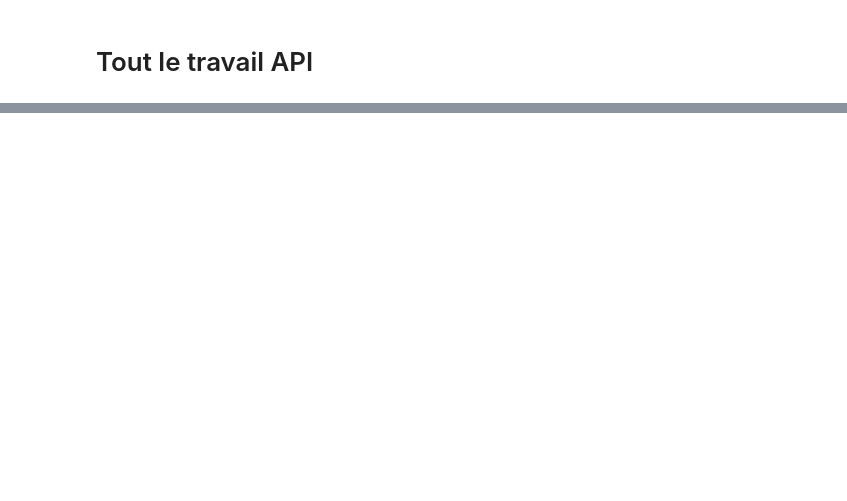
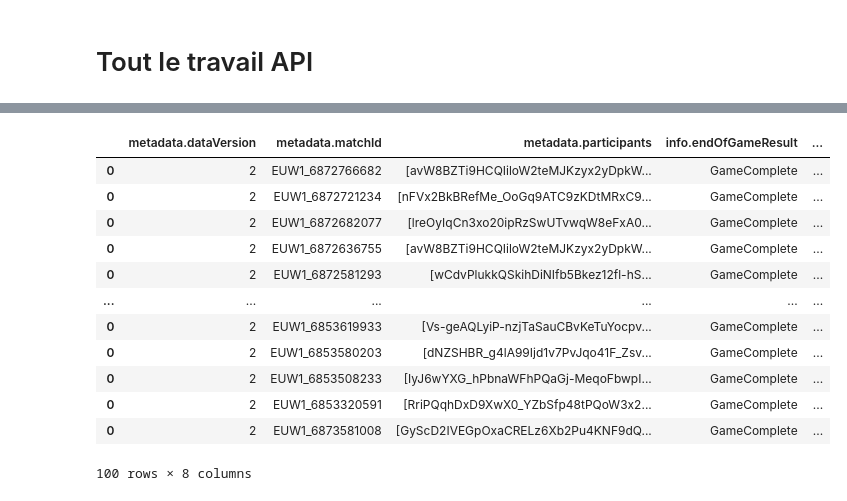
Before and after one commit to Slylio/projetLol, a Jupyter notebook: api_process.ipynb, the cells around one changed output, grey strips where cells are left out. Saved outputs shown, nothing was run; the diff lists cells and outputs as text; code cells hidden in the pictures; blank space fills up the shorter version.

```diff
--- a/api_process.ipynb
+++ b/api_process.ipynb
@@ -146,0 +223,2 @@ matchids_df
+# %%
+matchs_ids = pd.read_csv('matchids.csv')
@@ -146,0 +241,18 @@ matchids_df
+# %%
+def multi_get_match_info(matchs_ids, api_keys):
+    with ThreadPoolExecutor() as executor:
+        futures = []
+        matchs_info_df = []
+        for i in range(len(api_keys)):
+            future = executor.submit(get_match_info_by_matchId, np.array_split(matchs_ids, len(api_keys))[i], api_keys[i])
+            futures.append(future)
+        for future in futures:
+            matchs_info_df.append(future.result())
+    return pd.concat(matchs_info_df)
+
+
+#Create a 5Gb file
+df_matchs_info1 = multi_get_match_info(matchs_ids[:10000], [api_key, api_key2, api_key3, api_key5, api_key6])
+df_matchs_info1.to_csv('matchs_info1.csv', index=False)
+
+#df_matchs_info2 = multi_get_match_info(matchs_ids[10000:], [api_key, api_key2, api_key3, api_key4, api_key5, api_key6])
@@ -147 +277,18 @@ matchids_df
+# %%
+df_matchs_info1.shape
+df_matchs_info1
+# %% [output]
+|  | metadata.dataVersion | metadata.matchId | metadata.participants | info.endOfGameResult | ... |
+| 0 | 2 | EUW1_6872766682 | [avW8BZTi9HCQIiloW2teMJKzyx2yDpkW... | GameComplete | ... |
+| 0 | 2 | EUW1_6872721234 | [nFVx2BkBRefMe_OoGq9ATC9zKDtMRxC9... | GameComplete | ... |
+| 0 | 2 | EUW1_6872682077 | [lreOyIqCn3xo20ipRzSwUTvwqW8eFxA0... | GameComplete | ... |
+| 0 | 2 | EUW1_6872636755 | [avW8BZTi9HCQIiloW2teMJKzyx2yDpkW... | GameComplete | ... |
+| 0 | 2 | EUW1_6872581293 | [wCdvPlukkQSkihDiNIfb5Bkez12fl-hS... | GameComplete | ... |
+| ... | ... | ... | ... | ... | ... |
+| 0 | 2 | EUW1_6853619933 | [Vs-geAQLyiP-nzjTaSauCBvKeTuYocpv... | GameComplete | ... |
+| 0 | 2 | EUW1_6853580203 | [dNZSHBR_g4lA99Ijd1v7PvJqo41F_Zsv... | GameComplete | ... |
+| 0 | 2 | EUW1_6853508233 | [IyJ6wYXG_hPbnaWFhPQaGj-MeqoFbwpI... | GameComplete | ... |
+| 0 | 2 | EUW1_6853320591 | [RriPQqhDxD9XwX0_YZbSfp48tPQoW3x2... | GameComplete | ... |
+| 0 | 2 | EUW1_6873581008 | [GyScD2IVEGpOxaCRELz6Xb2Pu4KNF9dQ... | GameComplete | ... |
+100 rows × 8 columns
 # %%
```
Also changed, not shown: parts of 23 cells of this notebook.
